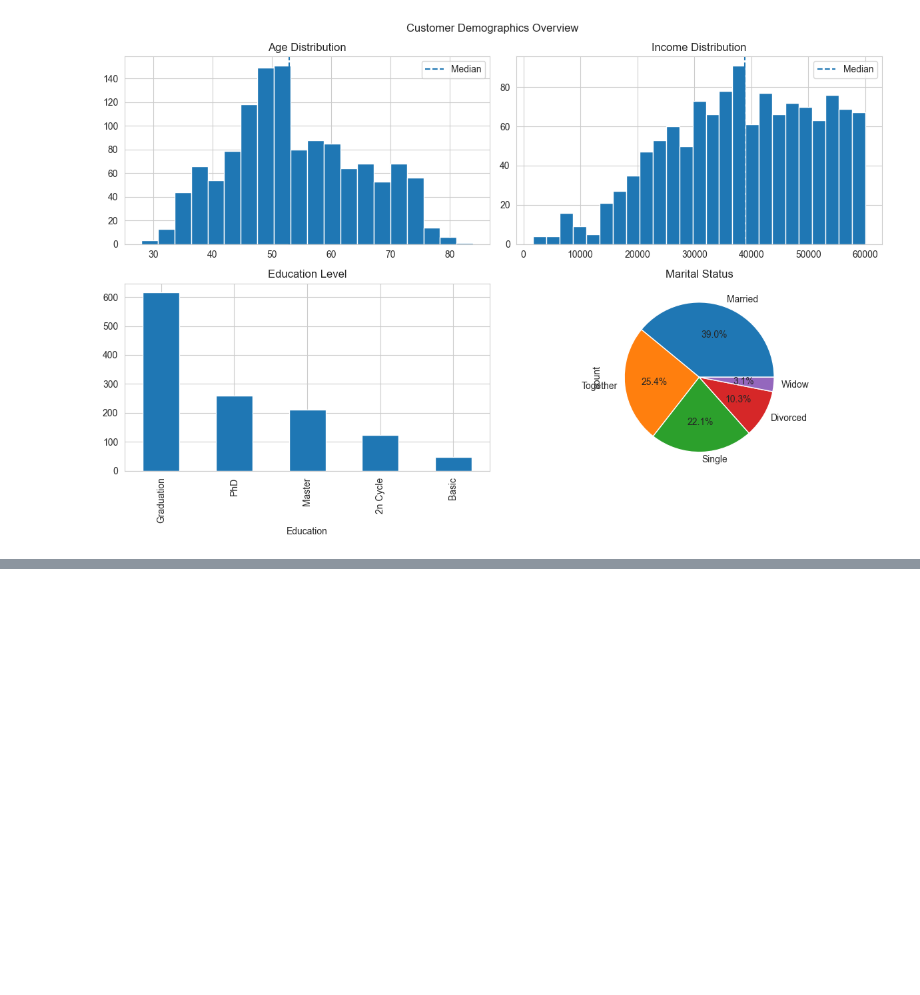
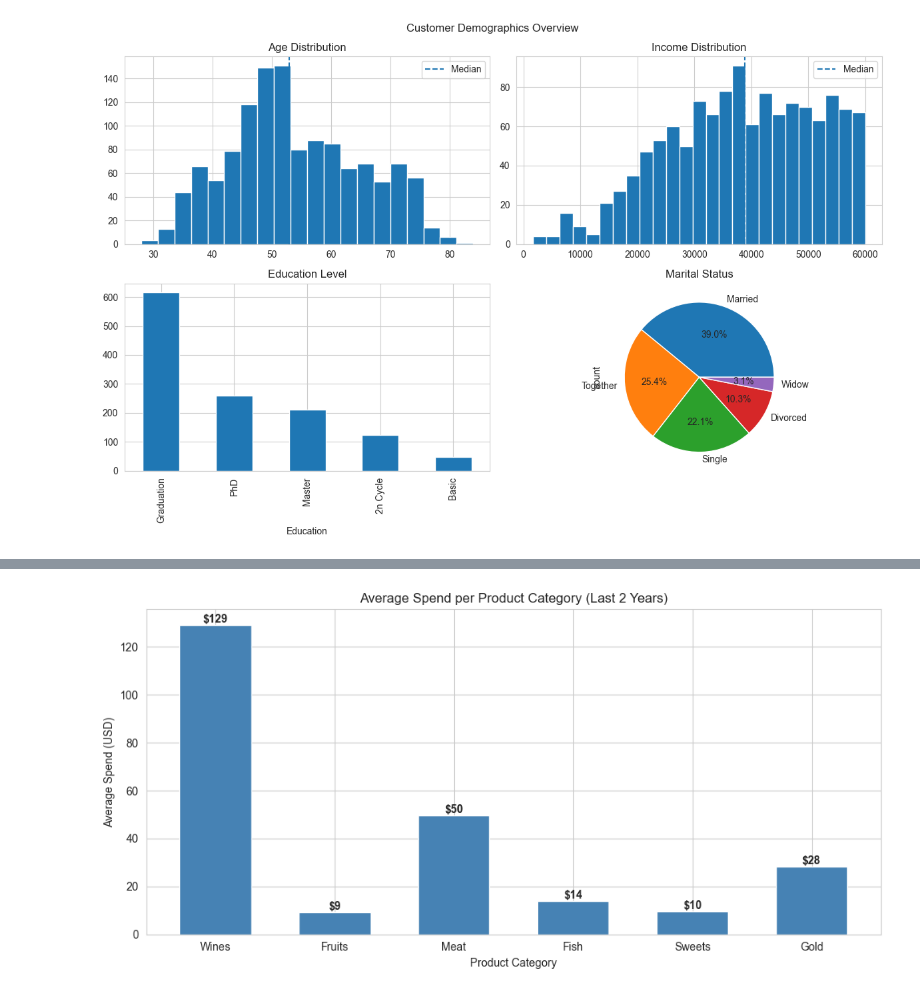
Before and after one commit to suzzzel5/Marketing-Campagain-Analysis, a Jupyter notebook: notebooks/03_eda_visualizations.ipynb, the cells around one changed output, grey strips where cells are left out. Saved outputs shown, nothing was run; the diff lists cells and outputs as text; code cells hidden in the pictures; blank space fills up the shorter version.

```diff
--- a/notebooks/03_eda_visualizations.ipynb
+++ b/notebooks/03_eda_visualizations.ipynb
@@ -102,0 +212,29 @@ Most purchasing decisions involve two people.
+# %%
+#  Which product makes the most money? ──
+
+spend_cols  = ['MntWines', 'MntFruits', 'MntMeatProducts',
+               'MntFishProducts', 'MntSweetProducts', 'MntGoldProds']
+cat_labels  = ['Wines', 'Fruits', 'Meat', 'Fish', 'Sweets', 'Gold']
+
+avg_spend = [data[col].mean() for col in spend_cols]
+
+plt.figure(figsize=(10, 5))
+bars = plt.bar(cat_labels, avg_spend,
+               color='steelblue', edgecolor='white', width=0.6)
+
+# Add dollar label on top of each bar
+for bar, val in zip(bars, avg_spend):
+     plt.text(bar.get_x() + bar.get_width() / 2,
+               bar.get_height() + 1,
+               f'${val:.0f}',
+               ha='center', fontweight='bold', fontsize=10)
+
+plt.title('Average Spend per Product Category (Last 2 Years)')
+plt.xlabel('Product Category')
+plt.ylabel('Average Spend (USD)')
+plt.tight_layout()
+plt.savefig("../Figures/Average spend per product catg")
+
+plt.show()
+# %% [output]
+[figure, added]
```
Also changed, not shown: parts of 12 cells of this notebook.
